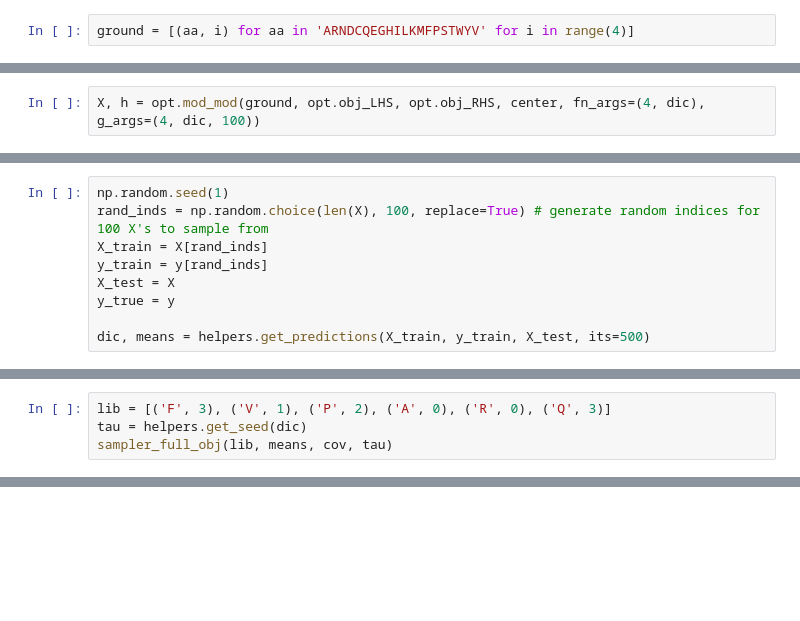
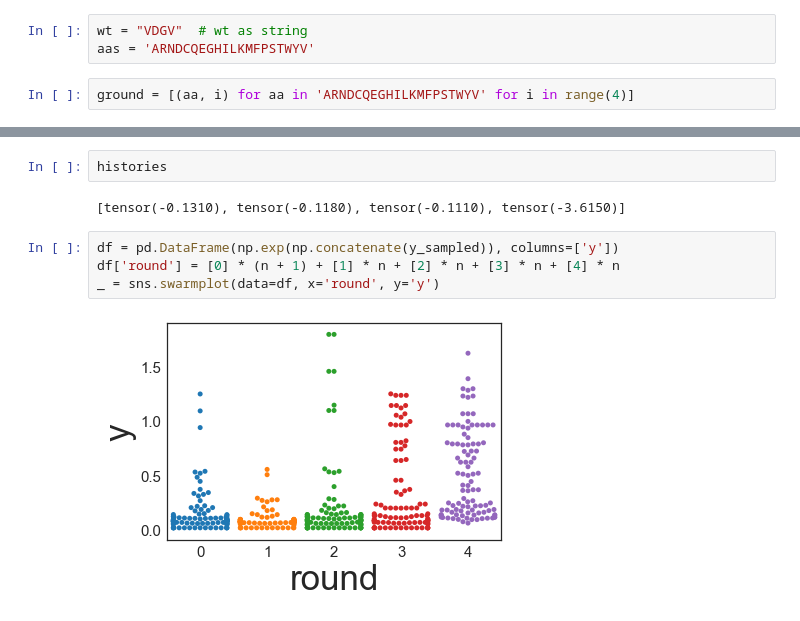
Before and after one commit to yangkky/prob_ssm, a Jupyter notebook: code/max_obj.ipynb, the cells around one changed output, grey strips where cells are left out. Cells and saved outputs as stored; diff of their text form; blank space fills up the shorter version.

```diff
--- a/code/max_obj.ipynb
+++ b/code/max_obj.ipynb
@@ -50,2 +44,5 @@ dic = helpers.get_predictions(X_train, y_train, X_test, its=500)
+# %%
+wt = "VDGV"  # wt as string
+aas = 'ARNDCQEGHILKMFPSTWYV'
 # %%
 ground = [(aa, i) for aa in 'ARNDCQEGHILKMFPSTWYV' for i in range(4)]
@@ -56,2 +48,0 @@ center = [ground[c] for c in center]
-# %%
-X, h = opt.mod_mod(ground, opt.obj_LHS, opt.obj_RHS, center, fn_args=(4, dic), g_args=(4, dic, 100))
@@ -81,9 +48,0 @@ def sampler_full_obj(lib, mu, K, tau, its=10, n=100):
-# %%
-np.random.seed(1)
-rand_inds = np.random.choice(len(X), 100, replace=True) # generate random indices for 100 X's to sample from
-X_train = X[rand_inds]
-y_train = y[rand_inds]
-X_test = X
-y_true = y
-
-dic, means = helpers.get_predictions(X_train, y_train, X_test, its=500)
@@ -97,4 +48,0 @@ RuntimeError: $ Torch: not enough memory: you tried to allocate 95GB. Buy new RA
-# %%
-lib = [('F', 3), ('V', 1), ('P', 2), ('A', 0), ('R', 0), ('Q', 3)]
-tau = helpers.get_seed(dic)
-sampler_full_obj(lib, means, cov, tau)
@@ -100,0 +126,10 @@ sampler_full_obj(lib, means, cov, tau)
+# %%
+histories
+# %% [output]
+[tensor(-0.1310), tensor(-0.1180), tensor(-0.1110), tensor(-3.6150)]
+# %%
+df = pd.DataFrame(np.exp(np.concatenate(y_sampled)), columns=['y'])
+df['round'] = [0] * (n + 1) + [1] * n + [2] * n + [3] * n + [4] * n
+_ = sns.swarmplot(data=df, x='round', y='y')
+# %% [output]
+[figure, added]
```
Also changed, not shown: parts of 12 cells of this notebook, 3 other files.
